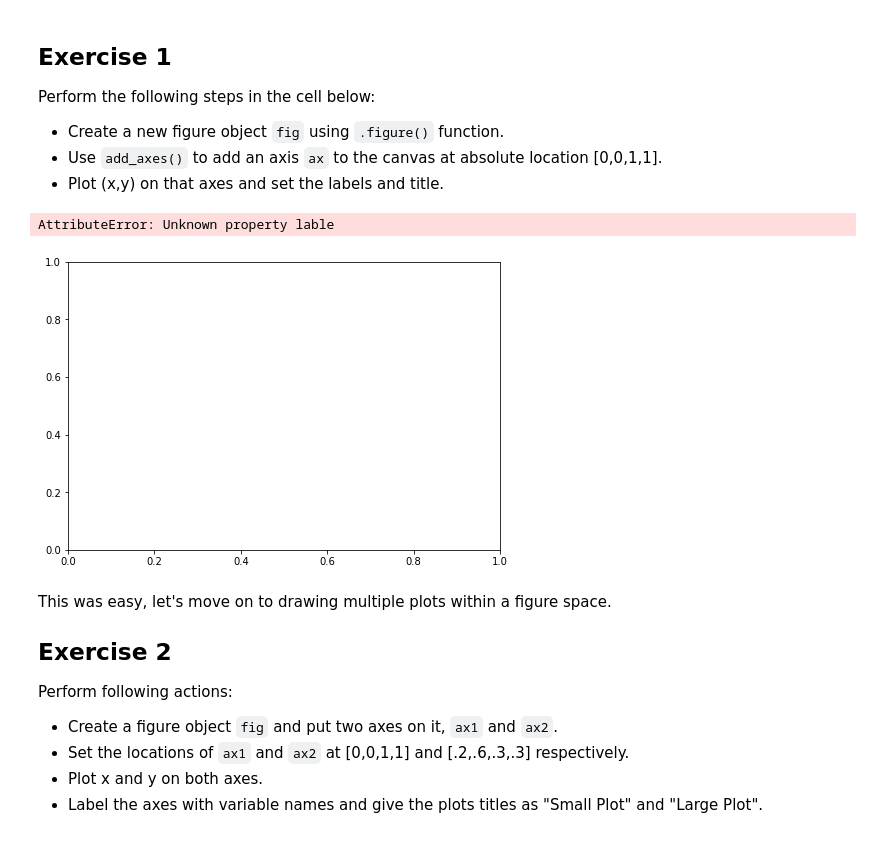
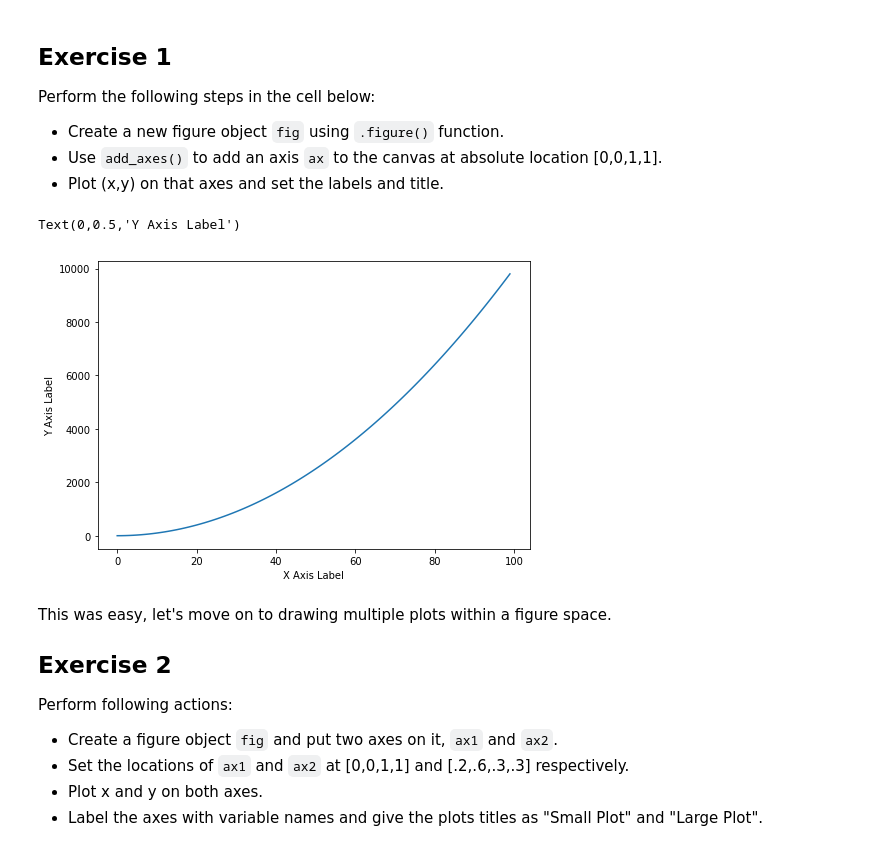
Before and after one commit to loisr/dsc-1-03-13-customizing-visualizations-with-matplotlib-lab-nyc-ds-career-012819, a Jupyter notebook: index.ipynb, the cells around one changed output. Drawn from its saved outputs; the diff is of its cells as text; code cells hidden in the pictures.

```diff
--- a/index.ipynb
+++ b/index.ipynb
@@ -64,12 +64,12 @@ Perform the following steps in the cell below:
 # %%
 fig = plt.figure()
 ax = fig.add_axes([0,0,1,1])
-plt.plot(x, z, lable='Plot Title')
+plt.plot(x, z, label='Plot Title')
 plt.xlabel('X Axis Label')
 plt.ylabel('Y Axis Label')
 # %% [output]
-AttributeError: Unknown property lable
+Text(0,0.5,'Y Axis Label')
-[figure, old version]
+[figure, new version]
 # %% [markdown]
 This was easy, let's move on to drawing multiple plots within a figure space.
 
```
